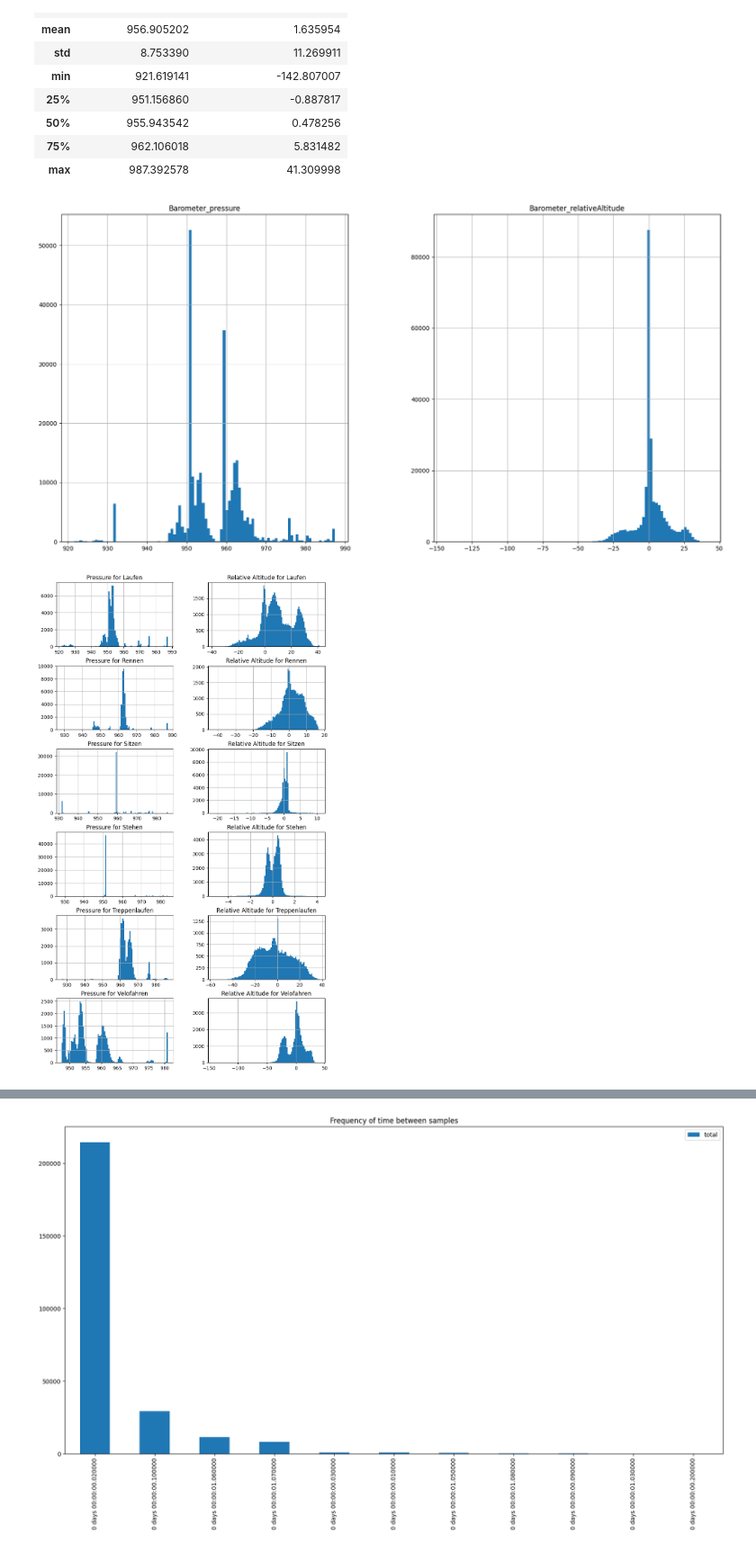
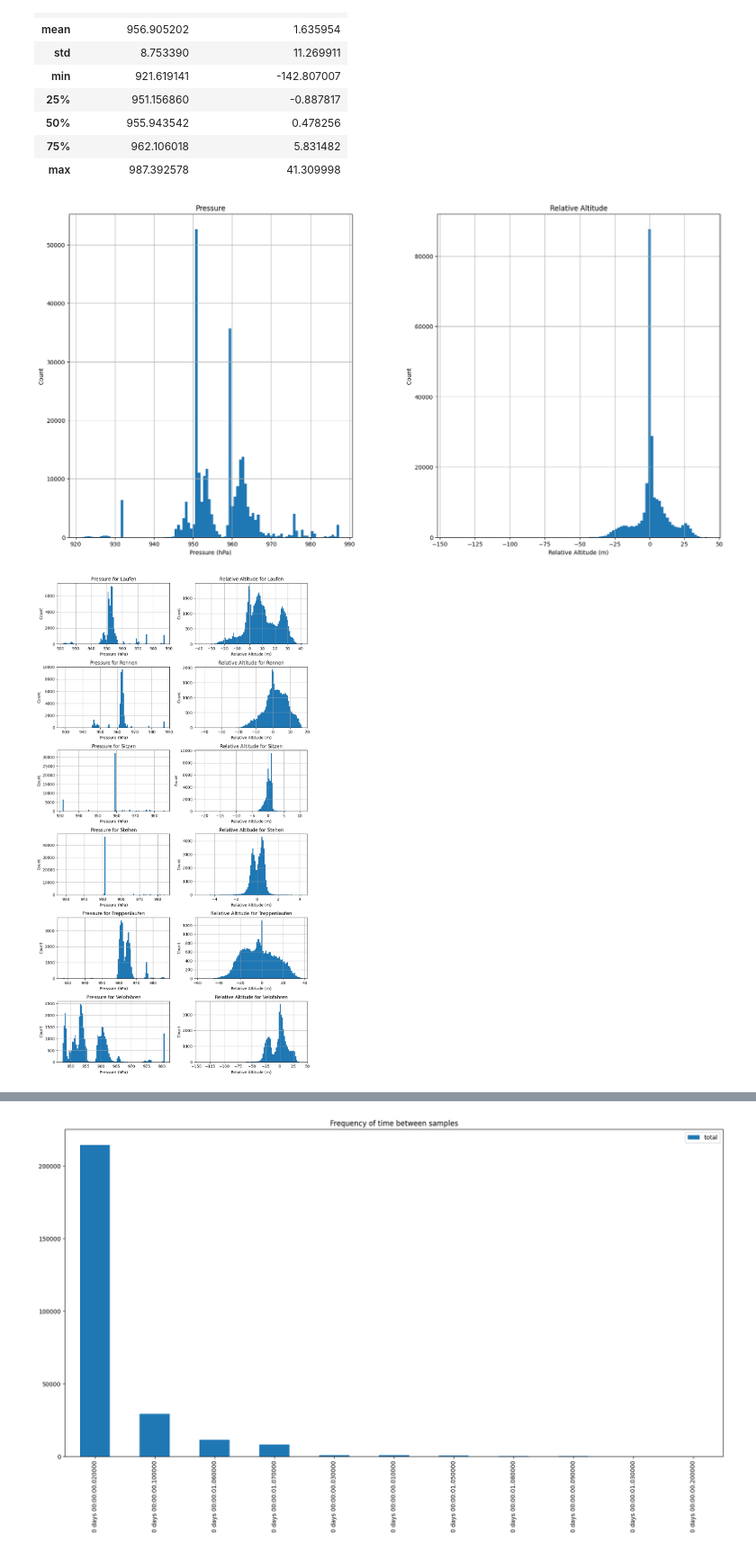
Before and after one commit to Sensor-Based-Activity-Recognition/explorative-data-analysis, a Jupyter notebook: barometer.ipynb, the cells around one changed output, grey strips where cells are left out. Shown at 90% size. Cells and saved outputs as stored; diff of their text form; code cells hidden in the pictures.

```diff
--- a/barometer.ipynb
+++ b/barometer.ipynb
@@ -74,9 +74,16 @@ df.describe()
 # make figure bigger and create 2 subplots
 fig, axs = plt.subplots(1, 2, figsize=(20, 10))
 df.hist(column=['Barometer_pressure', 'Barometer_relativeAltitude'], bins=100, ax=axs)
+axs[0].set_title('Pressure')
+axs[0].set_xlabel('Pressure (hPa)')
+axs[0].set_ylabel('Count')
+axs[1].set_title('Relative Altitude')
+axs[1].set_xlabel('Relative Altitude (m)')
+axs[1].set_ylabel('Count')
+
 plt.show()
 # %% [output]
-[figure, old version]
+[figure, new version]
 # %%
 # get unique values each activity and person
 activities = df['activity'].unique()
@@ -84,13 +91,18 @@ people = df['person'].unique()
 # %%
 # create histogram for each activity
 fig, axs = plt.subplots(len(activities), 2, figsize=(10, 3 * len(activities)))
 for i, activity in enumerate(activities):
     df[df['activity'] == activity].hist(column=['Barometer_pressure', 'Barometer_relativeAltitude'], bins=100, ax=axs[i])
     axs[i][0].set_title(f"Pressure for {activity}")
+    axs[i][0].set_xlabel('Pressure (hPa)')
+    axs[i][0].set_ylabel('Count')
     axs[i][1].set_title(f"Relative Altitude for {activity}")
+    axs[i][1].set_xlabel('Relative Altitude (m)')
+    axs[i][1].set_ylabel('Count')
+plt.tight_layout()
 plt.show()
 # %% [output]
-[figure, old version]
+[figure, new version]
 # %%
 # create histogram for each person
 fig, axs = plt.subplots(len(people), 2, figsize=(10, 3 * len(people)))
```
Also changed, not shown: parts of 4 cells of this notebook, 1 other file.
